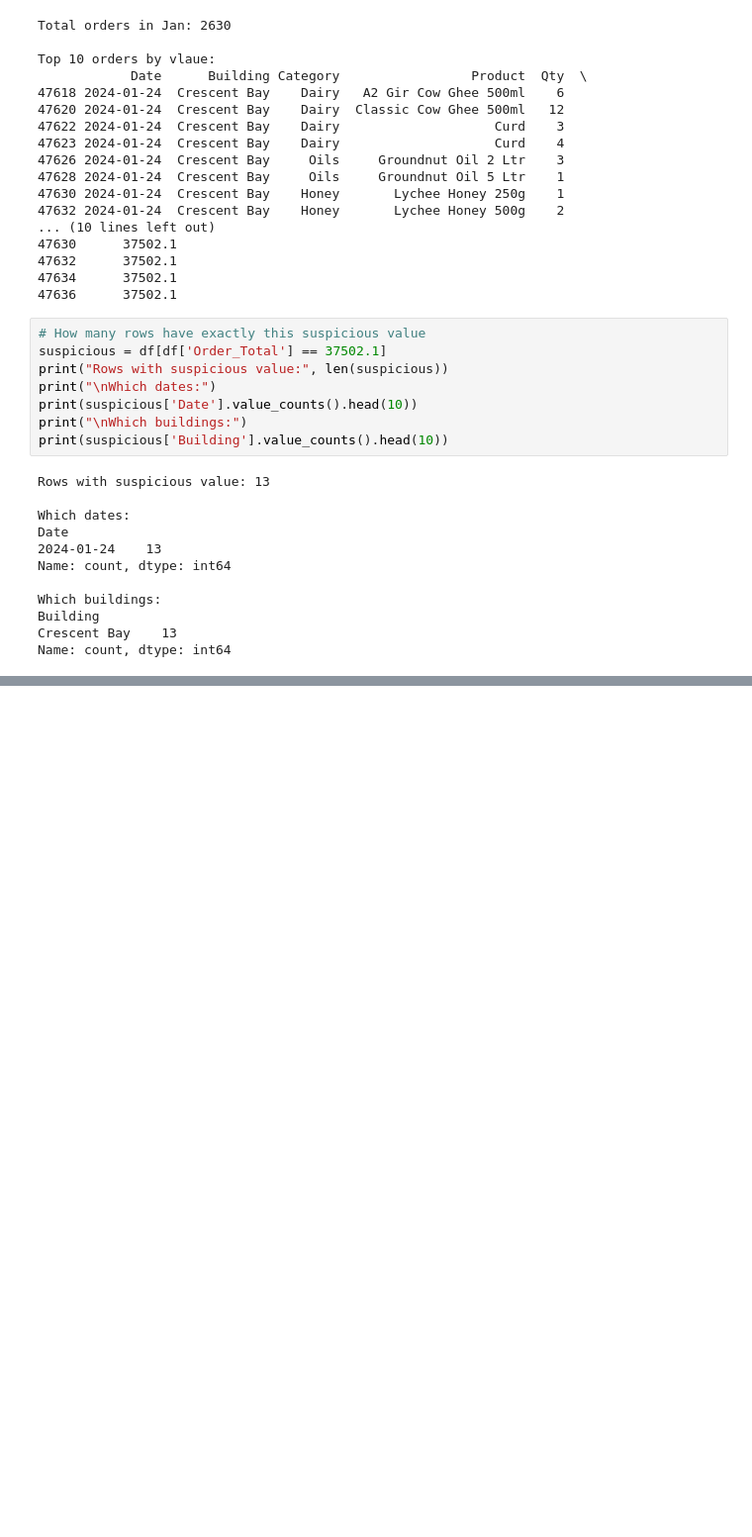
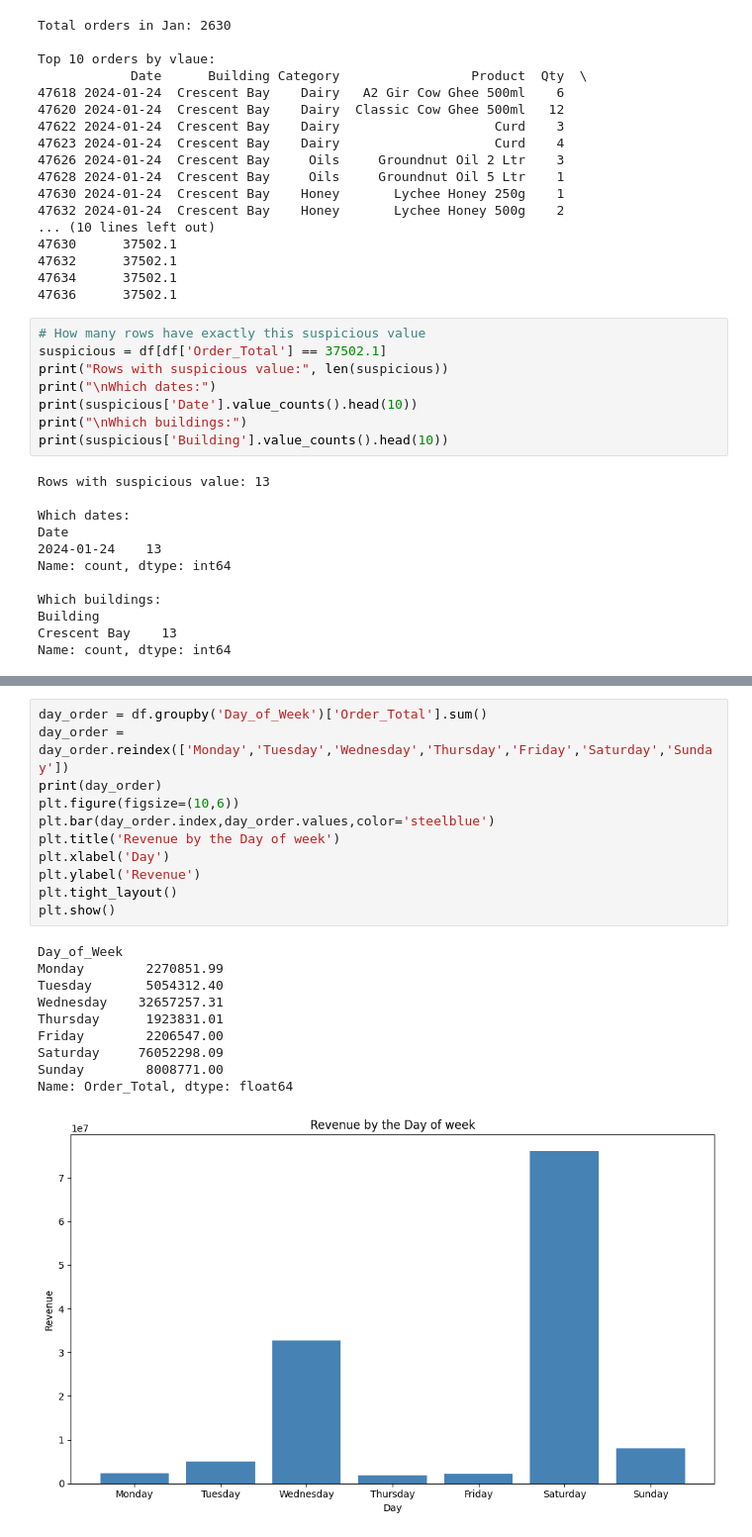
Before and after one commit to AstralDataScience/talegaon-farms-sales-analysis, a Jupyter notebook: Untitled.ipynb, the cells around one changed output, grey strips where cells are left out. Shown at 99% size. Saved outputs shown, nothing was run; the diff lists cells and outputs as text; blank space fills up the shorter version.

```diff
--- a/Untitled.ipynb
+++ b/Untitled.ipynb
@@ -205,0 +188,22 @@ Name: count, dtype: int64
+# %%
+day_order = df.groupby('Day_of_Week')['Order_Total'].sum()
+day_order = day_order.reindex(['Monday','Tuesday','Wednesday','Thursday','Friday','Saturday','Sunday'])
+print(day_order)
+plt.figure(figsize=(10,6))
+plt.bar(day_order.index,day_order.values,color='steelblue')
+plt.title('Revenue by the Day of week')
+plt.xlabel('Day')
+plt.ylabel('Revenue')
+plt.tight_layout()
+plt.show()
+# %% [output]
+Day_of_Week
+Monday        2270851.99
+Tuesday       5054312.40
+Wednesday    32657257.31
+Thursday      1923831.01
+Friday        2206547.00
+Saturday     76052298.09
+Sunday        8008771.00
+Name: Order_Total, dtype: float64
+[figure, added]
```
Also changed, not shown: parts of 11 cells of this notebook.
